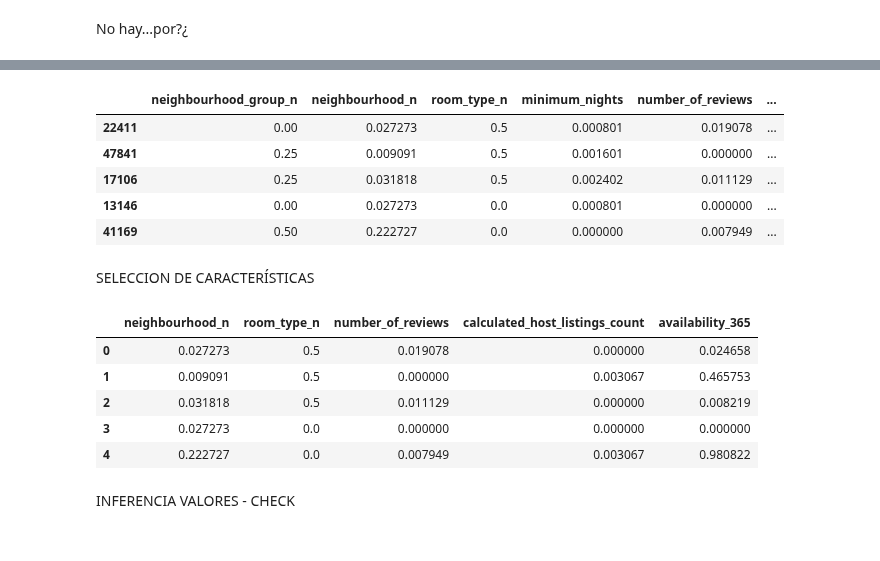
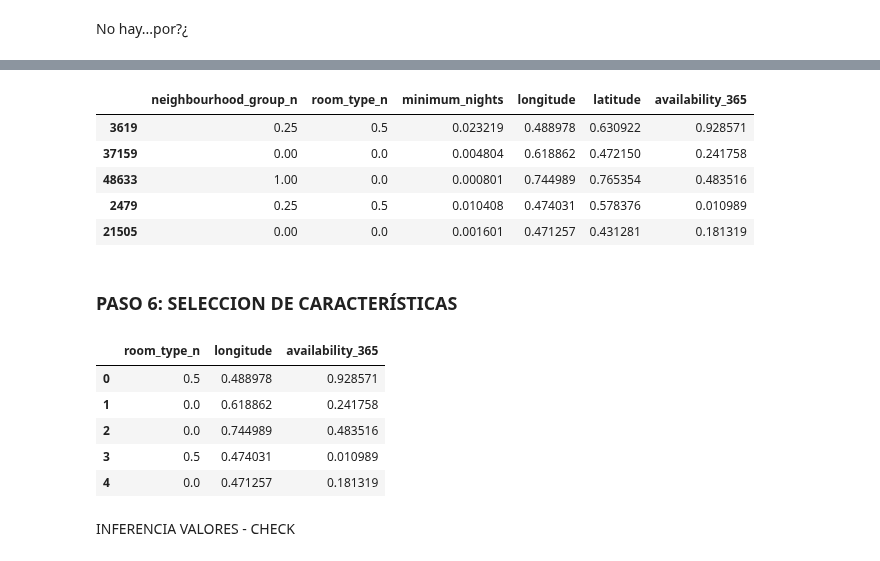
Before and after one commit to 4GeeksAcademy/CristinaChico_EDA, a Jupyter notebook: src/explore.ipynb, the cells around one changed output, grey strips where cells are left out. Drawn from its saved outputs; the diff is of its cells as text; code cells hidden in the pictures.

Commit message:
paso 5 y seis falta

```diff
--- a/src/explore.ipynb
+++ b/src/explore.ipynb
@@ -406,7 +409,7 @@ ESCALADO DE VALORES -- TODOS LOS DS SE DIVIDEN EN X_train, X_test, y_train, y_te
 
 -- KEY ERROR
 # %%
-num_variables = ["neighbourhood_group_n", "neighbourhood_n", "room_type_n", "minimum_nights", "number_of_reviews", "calculated_host_listings_count","availability_365"]
+num_variables = ["neighbourhood_group_n", "room_type_n", "minimum_nights", "longitude","latitude","availability_365"]
 
 # Dividimos el conjunto de datos en muestras de train y test
 X = total_data.drop("price", axis = 1)[num_variables]
@@ -458,29 +460,29 @@ X_test_scal = pd.DataFrame(X_test_scal, index = X_test.index, columns = num_vari
 
 X_train_scal.head()
 # %% [output]
-|  | neighbourhood_group_n | neighbourhood_n | room_type_n | minimum_nights | number_of_reviews | ... |
-| 22411 | 0.00 | 0.027273 | 0.5 | 0.000801 | 0.019078 | ... |
-| 47841 | 0.25 | 0.009091 | 0.5 | 0.001601 | 0.000000 | ... |
-| 17106 | 0.25 | 0.031818 | 0.5 | 0.002402 | 0.011129 | ... |
-| 13146 | 0.00 | 0.027273 | 0.0 | 0.000801 | 0.000000 | ... |
-| 41169 | 0.50 | 0.222727 | 0.0 | 0.000000 | 0.007949 | ... |
+|  | neighbourhood_group_n | room_type_n | minimum_nights | longitude | latitude | availability_365 |
+| 3619 | 0.25 | 0.5 | 0.023219 | 0.488978 | 0.630922 | 0.928571 |
+| 37159 | 0.00 | 0.0 | 0.004804 | 0.618862 | 0.472150 | 0.241758 |
+| 48633 | 1.00 | 0.0 | 0.000801 | 0.744989 | 0.765354 | 0.483516 |
+| 2479 | 0.25 | 0.5 | 0.010408 | 0.474031 | 0.578376 | 0.010989 |
+| 21505 | 0.00 | 0.0 | 0.001601 | 0.471257 | 0.431281 | 0.181319 |
-# %% [markdown]
-SELECCION DE CARACTERÍSTICAS
+# %% [markdown]
+### PASO 6: SELECCION DE CARACTERÍSTICAS
 # %%
 # Con un valor de k = 5 decimos implícitamente que queremos eliminar 2 características del conjunto de datos
-selection_model = SelectKBest(f_classif, k = 5)
+selection_model = SelectKBest(f_classif, k = 3)
 selection_model.fit(X_train_scal, y_train)
 ix = selection_model.get_support()
 X_train_sel = pd.DataFrame(selection_model.transform(X_train_scal), columns = X_train_scal.columns.values[ix])
 X_test_sel = pd.DataFrame(selection_model.transform(X_test_scal), columns = X_test_scal.columns.values[ix])
 
 X_train_sel.head()
 # %% [output]
-|  | neighbourhood_n | room_type_n | number_of_reviews | calculated_host_listings_count | availability_365 |
-| 0 | 0.027273 | 0.5 | 0.019078 | 0.000000 | 0.024658 |
-| 1 | 0.009091 | 0.5 | 0.000000 | 0.003067 | 0.465753 |
-| 2 | 0.031818 | 0.5 | 0.011129 | 0.000000 | 0.008219 |
-| 3 | 0.027273 | 0.0 | 0.000000 | 0.000000 | 0.000000 |
-| 4 | 0.222727 | 0.0 | 0.007949 | 0.003067 | 0.980822 |
+|  | room_type_n | longitude | availability_365 |
+| 0 | 0.5 | 0.488978 | 0.928571 |
+| 1 | 0.0 | 0.618862 | 0.241758 |
+| 2 | 0.0 | 0.744989 | 0.483516 |
+| 3 | 0.5 | 0.474031 | 0.010989 |
+| 4 | 0.0 | 0.471257 | 0.181319 |
 # %% [markdown]
 INFERENCIA VALORES - CHECK
```
Also changed, not shown: parts of 25 cells of this notebook.
